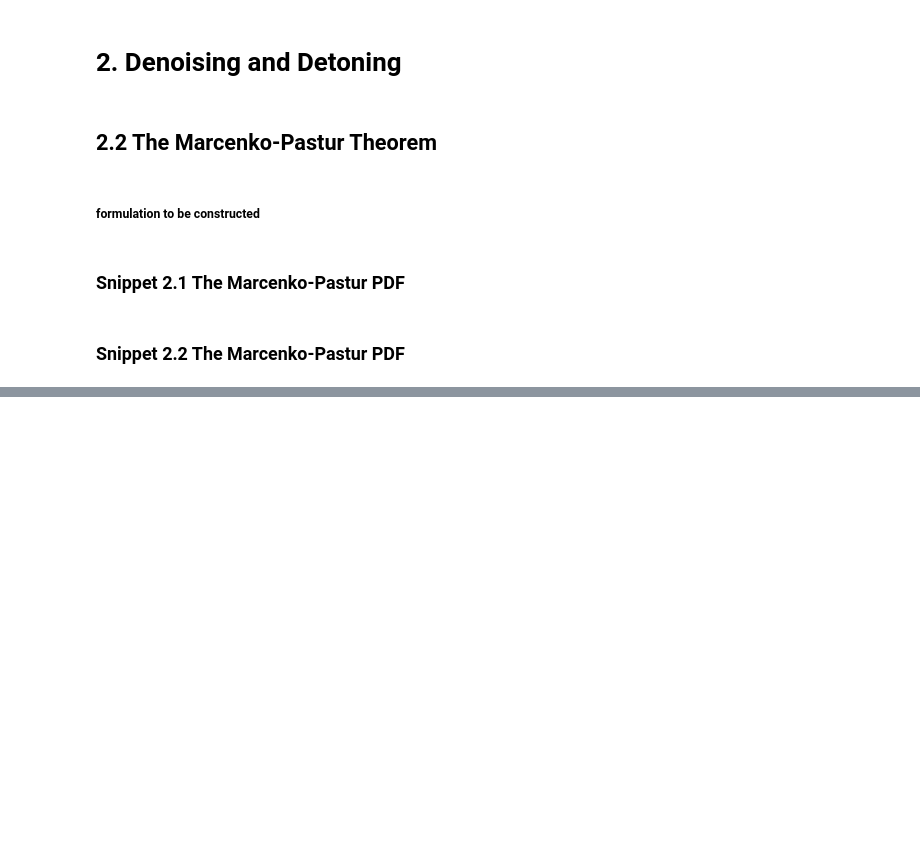
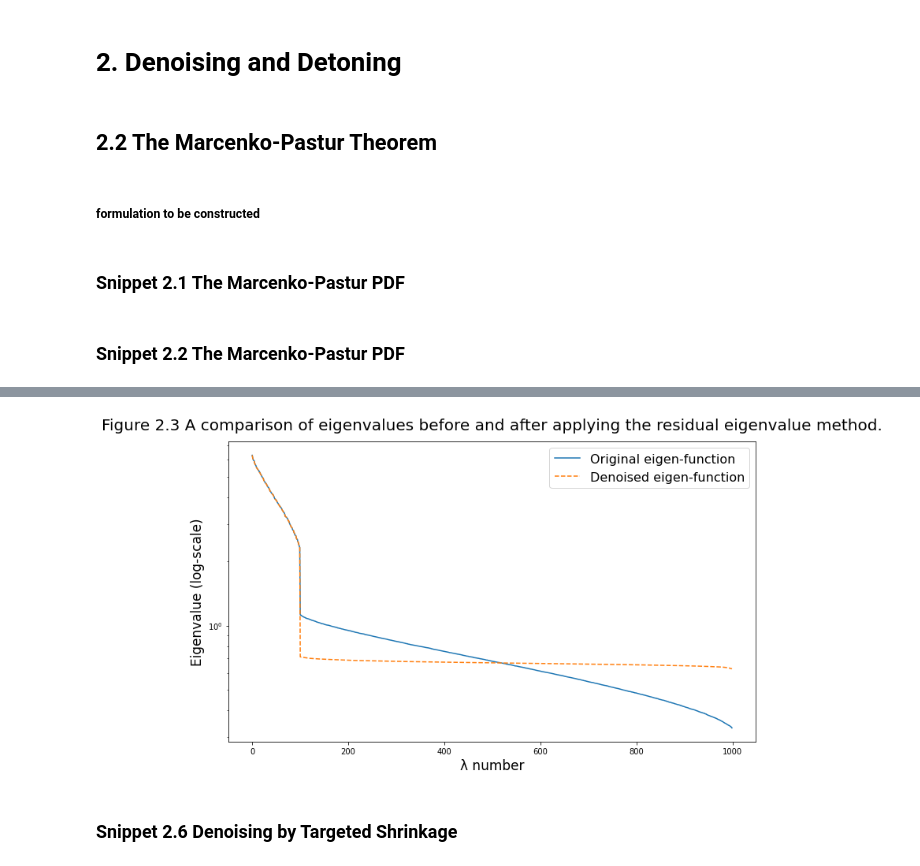
Before and after one commit to MRGibson-code/ML_MLP, a Jupyter notebook: Code_Cp2.ipynb, the cells around one changed output, grey strips where cells are left out. Saved outputs shown, nothing was run; the diff lists cells and outputs as text; code cells hidden in the pictures; blank space fills up the shorter version.

```diff
--- a/Code_Cp2.ipynb
+++ b/Code_Cp2.ipynb
@@ -95,0 +152,38 @@ Length: 1000, dtype: float64
+# %%
+def denoiseCorr(eVal, eVec, nFacts):
+    # remove noise from corr
+    eVal_ = np.diag(eVal).copy()
+    eVal_[nFacts:] = eVal_[nFacts:].sum()/float(eVal_.shape[0]-nFacts)
+    eVal_ = np.diag(eVal_)
+    corr1 = np.dot(eVec, eVal_).dot(eVec.T)
+    corr1 = cov2corr(corr1)
+    return corr1
+
+corr1 = denoiseCorr(eVal0, eVec0, nFacts0)
+eVal1, eVec1 = getPCA(corr1)
+# %%
+# plot_function
+
+def plot_eigen(pdf0, pdf1, x_max,title="",label0="", label1="", xlabel="", ylabel=""):
+    import matplotlib.pyplot as plt
+    plt.figure(figsize=(12,7))
+    plt.yscale('log')
+    plt.plot(pdf0, label=label0)
+    plt.plot(pdf1, "--", label=label1)
+#     plt.xlim(0,x_max)
+    plt.title(title, fontsize=20, pad=15)
+    plt.legend(fontsize=16)
+    plt.xlabel(xlabel, fontsize=17)
+    plt.ylabel(ylabel, fontsize=17)
+    plt.show()
+
+plot_eigen(np.diag(eVal0), np.diag(eVal1), 2.0,
+         title="Figure 2.3 A comparison of eigenvalues before and after applying the residual eigenvalue method.",
+        label0="Original eigen-function",
+        label1="Denoised eigen-function",
+        xlabel="λ number",
+        ylabel="Eigenvalue (log-scale)")
+# %% [output]
+[figure, added]
+# %% [markdown]
+### Snippet 2.6 Denoising by Targeted Shrinkage
```
Also changed, not shown: parts of 15 cells of this notebook, 1 other file.
